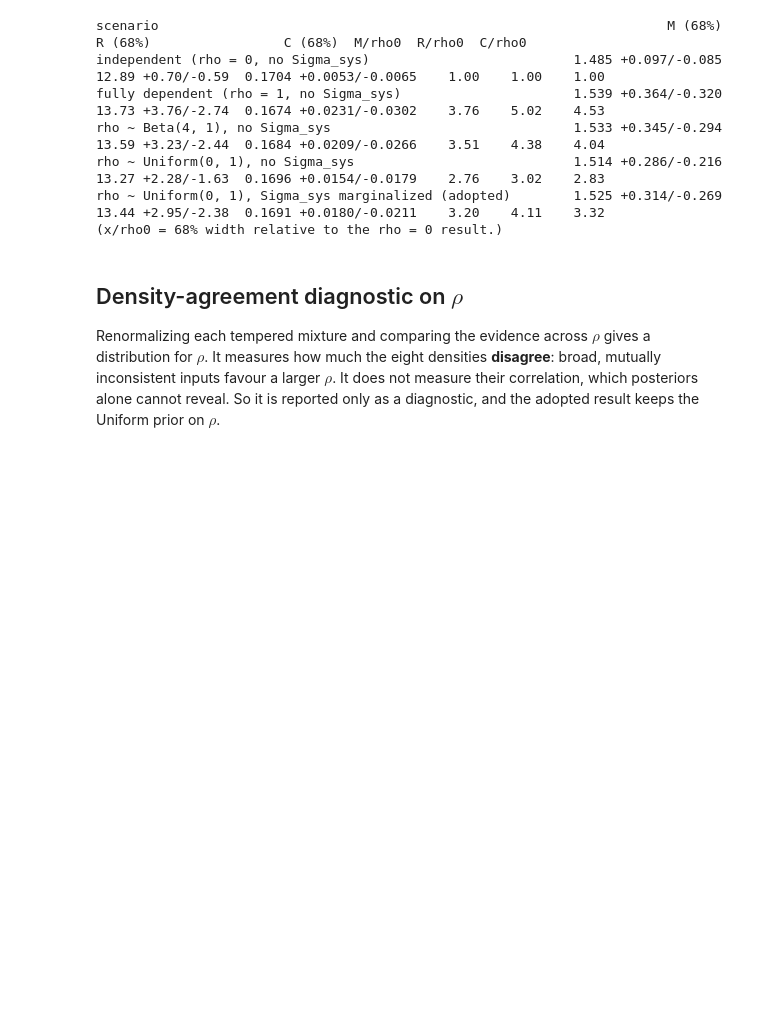
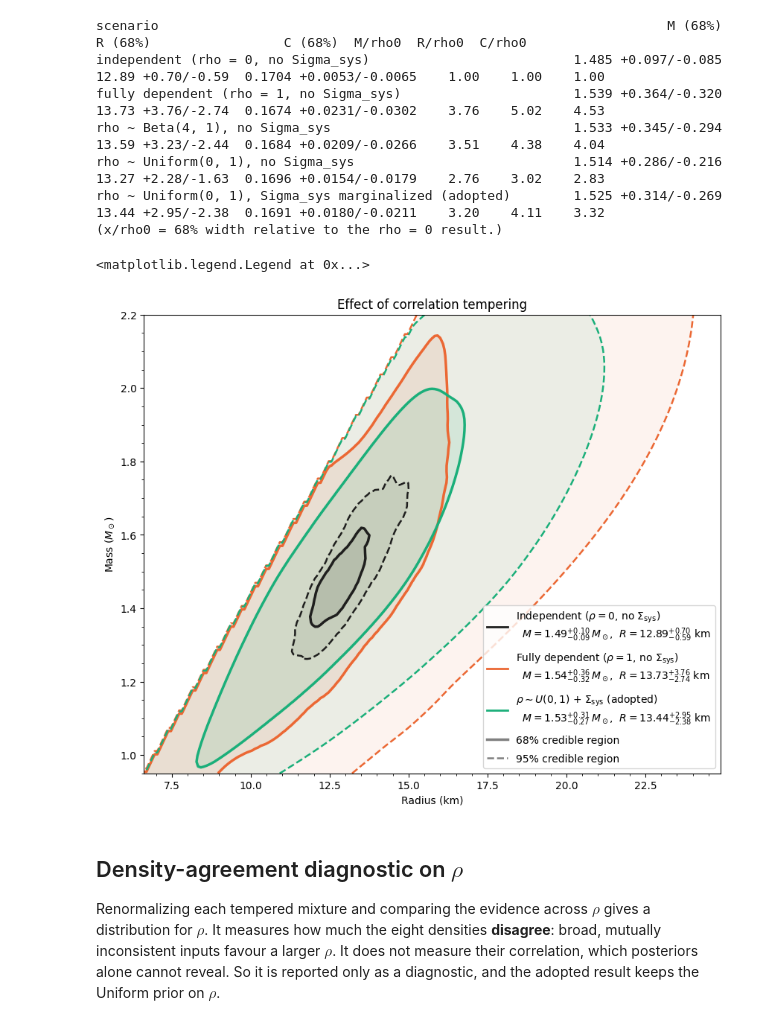
Before and after one commit to ryan-oconnor-astro/CombiningJ0030, a Jupyter notebook: 2_Combined_Posterior.ipynb, the cells around one changed output. Cells and saved outputs as stored; diff of their text form; code cells hidden in the pictures; blank space fills up the shorter version.

```diff
--- a/2_Combined_Posterior.ipynb
+++ b/2_Combined_Posterior.ipynb
@@ -110,11 +109,0 @@ Below, the combination at three fixed values of $\rho$, with $p$ and $\sigma$ ma
-# %%
-fig, ax = plt.subplots(figsize=(8, 6))
-for rho, color in [(0.0, "black"), (0.25, "tab:blue"), (1.0, "tab:orange")]:
-    kappa = method.design_effect_power(method.N_MODELS, rho)
-    post = S.combine_given_kappa(kappa)[0]
-    lvl95, lvl68 = method.hdr_levels(post)
-    ax.contour(S.C_grid, S.M_grid, post, levels=[lvl95, lvl68], colors=color, linestyles=["--", "-"])
-    ax.plot([], [], color=color, label=rf"$\rho = {rho:g}$, $\kappa = {kappa:.2f}$")
-ax.set(xlabel="Compactness $C$", ylabel=r"Mass ($M_\odot$)",
-       title="Combined posterior at fixed $\\rho$ (68% solid, 95% dashed)")
-ax.legend(loc="upper left", bbox_to_anchor=(1.02, 1));
@@ -191,6 +180,33 @@ rho ~ Beta(4, 1), no Sigma_sys                               1.533 +0.345/-0.294
 rho ~ Uniform(0, 1), no Sigma_sys                            1.514 +0.286/-0.216       13.27 +2.28/-1.63  0.1696 +0.0154/-0.0179    2.76    3.02    2.83
 rho ~ Uniform(0, 1), Sigma_sys marginalized (adopted)        1.525 +0.314/-0.269       13.44 +2.95/-2.38  0.1691 +0.0180/-0.0211    3.20    4.11    3.32
 (x/rho0 = 68% width relative to the rho = 0 result.)
+# %%
+fig, ax = plt.subplots(figsize=(10, 8))
+handles = []
+for scen, lab, color in [
+        ("rho0", r"Independent ($\rho=0$, no $\Sigma_{\rm sys}$)", plotting.TEMPERING_COLORS["rho0"]),
+        ("rho1", r"Fully dependent ($\rho=1$, no $\Sigma_{\rm sys}$)", plotting.TEMPERING_COLORS["rho1"]),
+        ("uniform_sys", r"$\rho \sim U(0,1)$ + $\Sigma_{\rm sys}$ (adopted)", plotting.TEMPERING_COLORS["default"])]:
+    post, P_M, P_R = method.marginals_MR(res, scen)
+    plotting.draw_hdr(ax, res["R_grid"], res["M_grid"], post, color, (0.08, 0.18),
+                      line_alpha=1.0, widths=(1.8, 2.5))
+    qM, qR = method.quantiles(res["M_grid"], P_M), method.quantiles(res["R_grid"], P_R)
+    handles.append(plt.Line2D([], [], color=color, lw=2, label=(
+        f"{lab}\n"
+        f"  $M = {qM['median']:.2f}^{{+{qM['hi']:.2f}}}_{{-{qM['lo']:.2f}}}\\,M_\\odot$,  "
+        f"$R = {qR['median']:.2f}^{{+{qR['hi']:.2f}}}_{{-{qR['lo']:.2f}}}$ km")))
+handles += [plt.Line2D([], [], color="gray", lw=2.5, ls="-", label="68% credible region"),
+            plt.Line2D([], [], color="gray", lw=1.8, ls="--", label="95% credible region")]
+
+# Frame the widest (rho = 1) 95% region.
+R_lim, M_lim = plotting.hdr_extent(method.marginals_MR(res, "rho1")[0], res["M_grid"], res["R_grid"], pad=0.05)
+ax.set(xlim=R_lim, ylim=M_lim, xlabel="Radius (km)", ylabel=r"Mass ($M_\odot$)",
+       title="Effect of correlation tempering")
+ax.minorticks_on()
+ax.legend(handles=handles, loc="lower right", fontsize=10, labelspacing=0.8)
+# %% [output]
+<matplotlib.legend.Legend at 0x...>
+[figure, added]
 # %% [markdown]
 ## Density-agreement diagnostic on $\rho$
 
```
Also changed, not shown: parts of 10 cells of this notebook, 1 other file.
